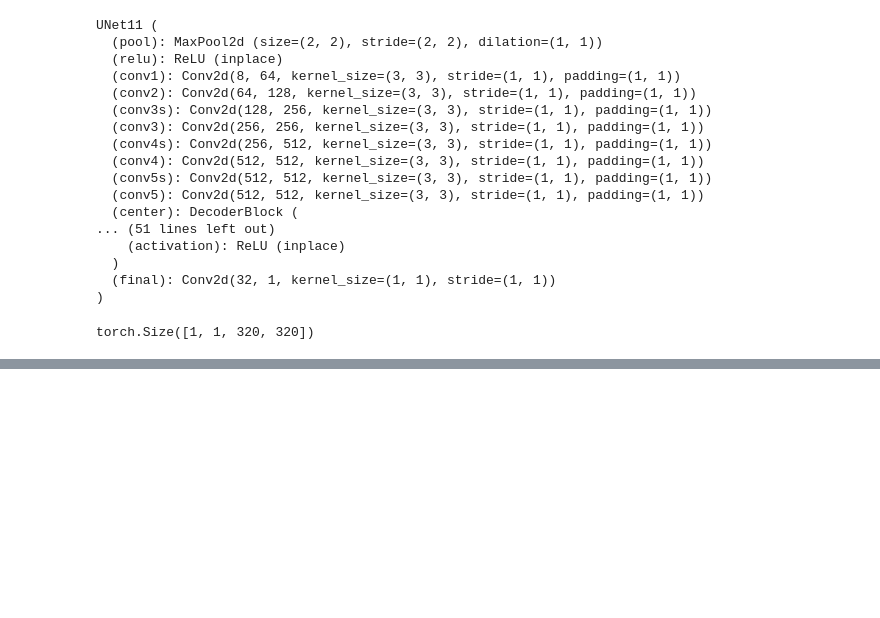
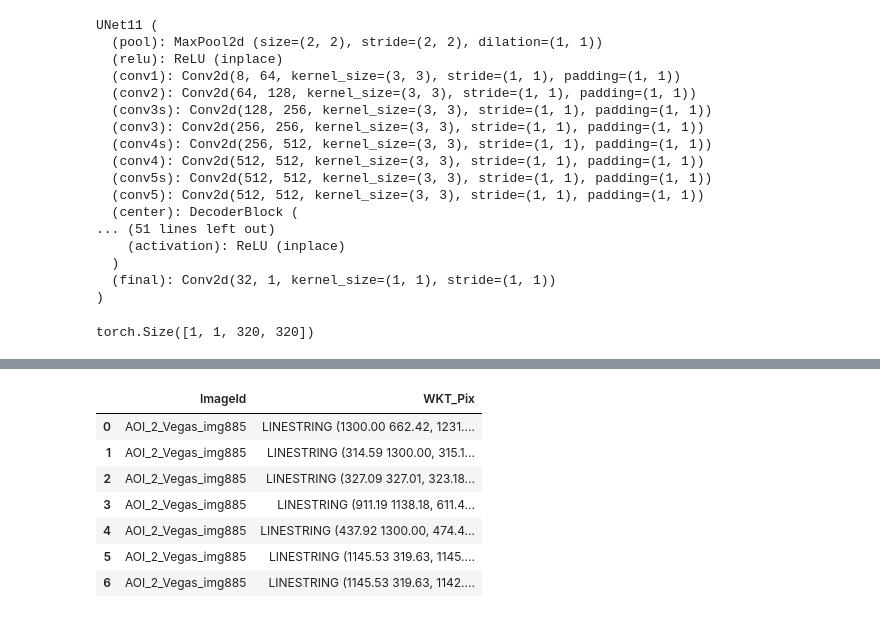
Before and after one commit to snakers4/spacenet-three, a Jupyter notebook: src/test_config.ipynb, the cells around one changed output, grey strips where cells are left out. Cells and saved outputs as stored; diff of their text form; code cells hidden in the pictures; blank space fills up the shorter version.

```diff
--- a/src/test_config.ipynb
+++ b/src/test_config.ipynb
@@ -450,0 +457,18 @@ torch.Size([1, 1, 320, 320])
+# %%
+from presets import preset_dict
+
+data_prefix = '../data'
+
+folders = ['AOI_2_Vegas_Roads_Train',
+           'AOI_5_Khartoum_Roads_Train',
+           'AOI_3_Paris_Roads_Train',
+           'AOI_4_Shanghai_Roads_Train']
+# %%
+import os
+
+path = os.path.join(data_prefix,folders[0],'summaryData',folders[0]+'.csv')
+# %%
+import pandas as pd
+
+ls_df = pd.read_csv(path)
+ls_df.head()
@@ -450,0 +482,11 @@ torch.Size([1, 1, 320, 320])
+# %%
+ls_df[ls_df.ImageId=='AOI_2_Vegas_img885']
+# %% [output]
+|  | ImageId | WKT_Pix |
+| 0 | AOI_2_Vegas_img885 | LINESTRING (1300.00 662.42, 1231.... |
+| 1 | AOI_2_Vegas_img885 | LINESTRING (314.59 1300.00, 315.1... |
+| 2 | AOI_2_Vegas_img885 | LINESTRING (327.09 327.01, 323.18... |
+| 3 | AOI_2_Vegas_img885 | LINESTRING (911.19 1138.18, 611.4... |
+| 4 | AOI_2_Vegas_img885 | LINESTRING (437.92 1300.00, 474.4... |
+| 5 | AOI_2_Vegas_img885 | LINESTRING (1145.53 319.63, 1145.... |
+| 6 | AOI_2_Vegas_img885 | LINESTRING (1145.53 319.63, 1142.... |
```
Also changed, not shown: parts of 16 cells of this notebook, 4 other files.
